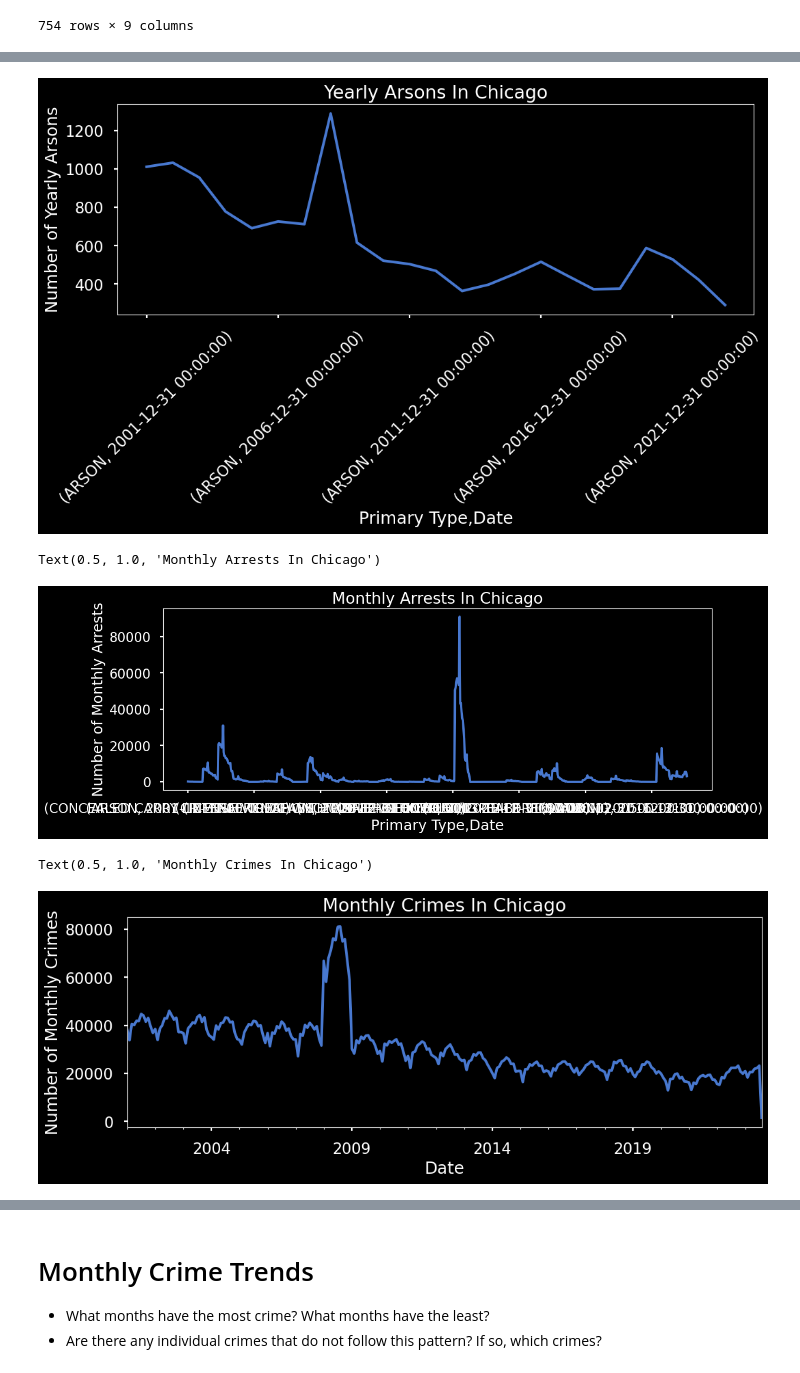
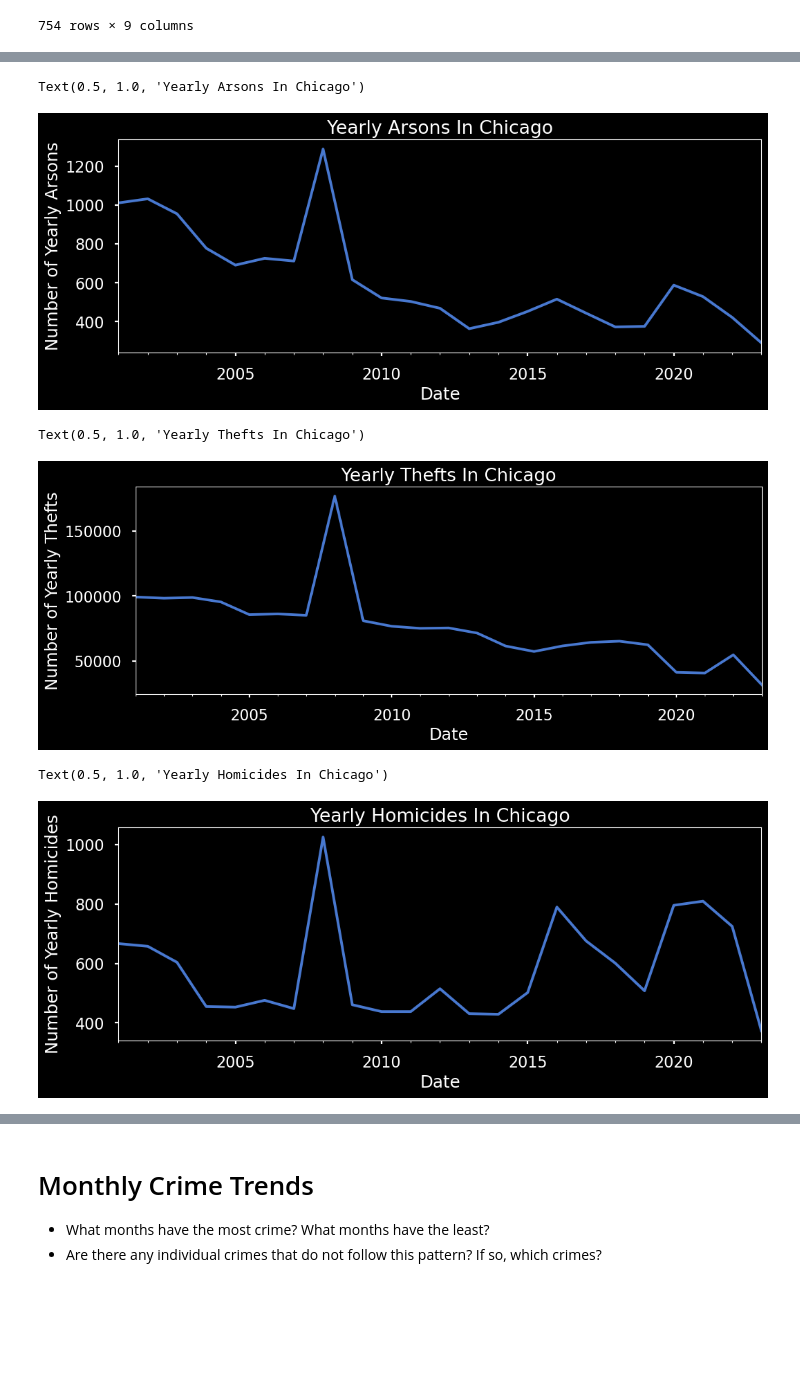
Before and after one commit to JamisonHunter/Chicago-Crime-Data-Analysis, a Jupyter notebook: chicago_crime_data_analysis.ipynb, the cells around one changed output, grey strips where cells are left out. Saved outputs shown, nothing was run; the diff lists cells and outputs as text; code cells hidden in the pictures; blank space fills up the shorter version.

```diff
--- a/chicago_crime_data_analysis.ipynb
+++ b/chicago_crime_data_analysis.ipynb
@@ -282,0 +264,3 @@ df_crime
+# %%
+ts = ts.unstack("Primary Type")
+ts.head(3)
@@ -283,22 +275,24 @@ df_crime
 # %%
-ax = ts["ARSON":"ARSON"]["Crime"].plot(figsize=(12,4))
+ax = ts["Crime"]["ARSON"].plot(figsize=(12,4))
 ax.set_ylabel("Number of Yearly Arsons")
+ax.set_xlabel("Date")
 ax.set_title("Yearly Arsons In Chicago")
-for tick in ax.get_xticklabels():
-    tick.set_rotation(45)
 # %% [output]
+Text(0.5, 1.0, 'Yearly Arsons In Chicago')
-[figure, old version]
+[figure, new version]
 # %%
-ax = ts["Arrest"].plot(figsize=(12,4))
-ax.set_ylabel("Number of Monthly Arrests")
-ax.set_title("Monthly Arrests In Chicago")
+ax = ts["Crime"]["THEFT"].plot(figsize=(12,4))
+ax.set_ylabel("Number of Yearly Thefts")
+ax.set_xlabel("Date")
+ax.set_title("Yearly Thefts In Chicago")
 # %% [output]
-Text(0.5, 1.0, 'Monthly Arrests In Chicago')
+Text(0.5, 1.0, 'Yearly Thefts In Chicago')
-[figure, old version]
+[figure, new version]
 # %%
-ax = ts["Crime"].plot(figsize=(12,4))
-ax.set_ylabel("Number of Monthly Crimes")
-ax.set_title("Monthly Crimes In Chicago")
+ax = ts["Crime"]["HOMICIDE"].plot(figsize=(12,4))
+ax.set_ylabel("Number of Yearly Homicides")
+ax.set_xlabel("Date")
+ax.set_title("Yearly Homicides In Chicago")
 # %% [output]
-Text(0.5, 1.0, 'Monthly Crimes In Chicago')
+Text(0.5, 1.0, 'Yearly Homicides In Chicago')
-[figure, old version]
+[figure, new version]
```
Also changed, not shown: parts of 50 cells of this notebook.
